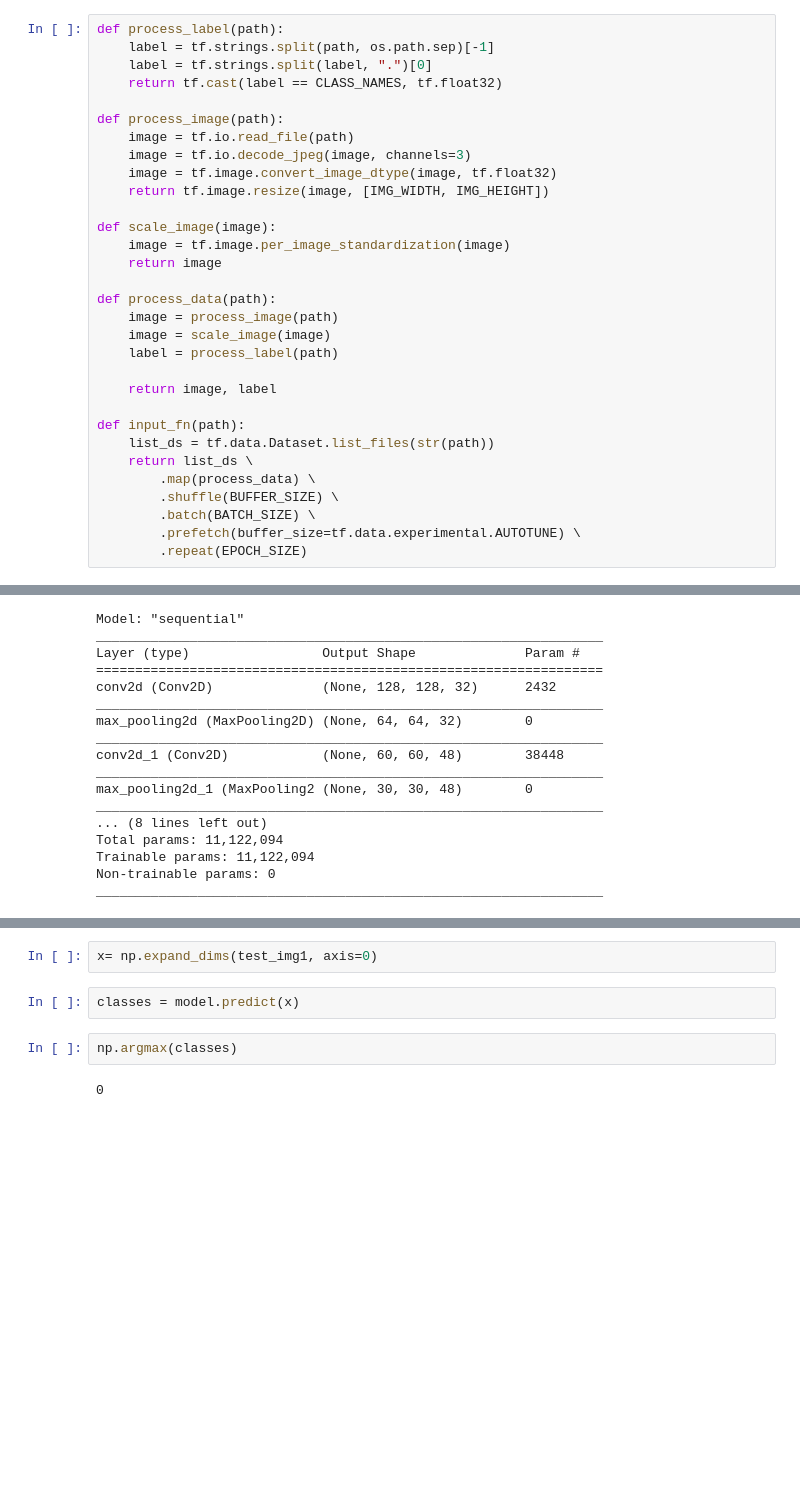
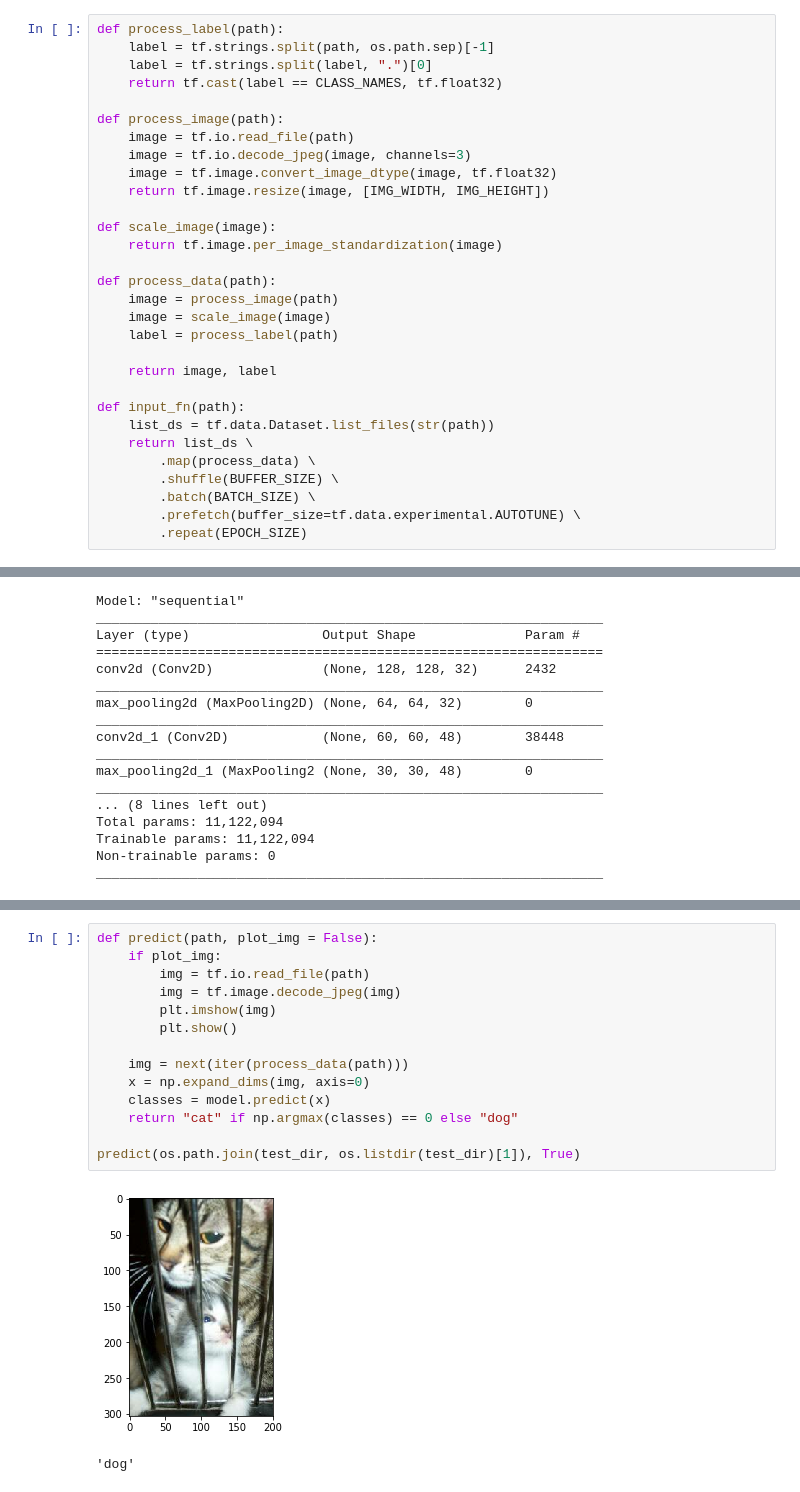
Before and after one commit to SatioO/DL_Practices, a Jupyter notebook: Detailed Model Analysis of Cats vs Dogs Dataset.ipynb, the cells around one changed output, grey strips where cells are left out. Drawn from its saved outputs; the diff is of its cells as text; blank space fills up the shorter version.

Commit message:
added test data visualizer

```diff
--- a/Detailed Model Analysis of Cats vs Dogs Dataset.ipynb
+++ b/Detailed Model Analysis of Cats vs Dogs Dataset.ipynb
@@ -49,8 +49,7 @@ def process_image(path):
     return tf.image.resize(image, [IMG_WIDTH, IMG_HEIGHT])
 
 def scale_image(image):
-    image = tf.image.per_image_standardization(image)
-    return image
+    return tf.image.per_image_standardization(image)
 
 def process_data(path):
     image = process_image(path)
@@ -150,8 +136,17 @@ W0424 21:10:47.587990 140736099853184 image.py:648] Clipping input data to the v
-# %%
-x= np.expand_dims(test_img1, axis=0)
-# %%
-classes = model.predict(x)
-# %%
-np.argmax(classes)
-# %% [output]
-0
+# %%
+def predict(path, plot_img = False):
+    if plot_img:
+        img = tf.io.read_file(path)
+        img = tf.image.decode_jpeg(img)
+        plt.imshow(img)
+        plt.show()
+
+    img = next(iter(process_data(path)))
+    x = np.expand_dims(img, axis=0)
+    classes = model.predict(x)
+    return "cat" if np.argmax(classes) == 0 else "dog"
+
+predict(os.path.join(test_dir, os.listdir(test_dir)[1]), True)
+# %% [output]
+[figure, added]
+'dog'
```
Also changed, not shown: parts of 4 cells of this notebook.
